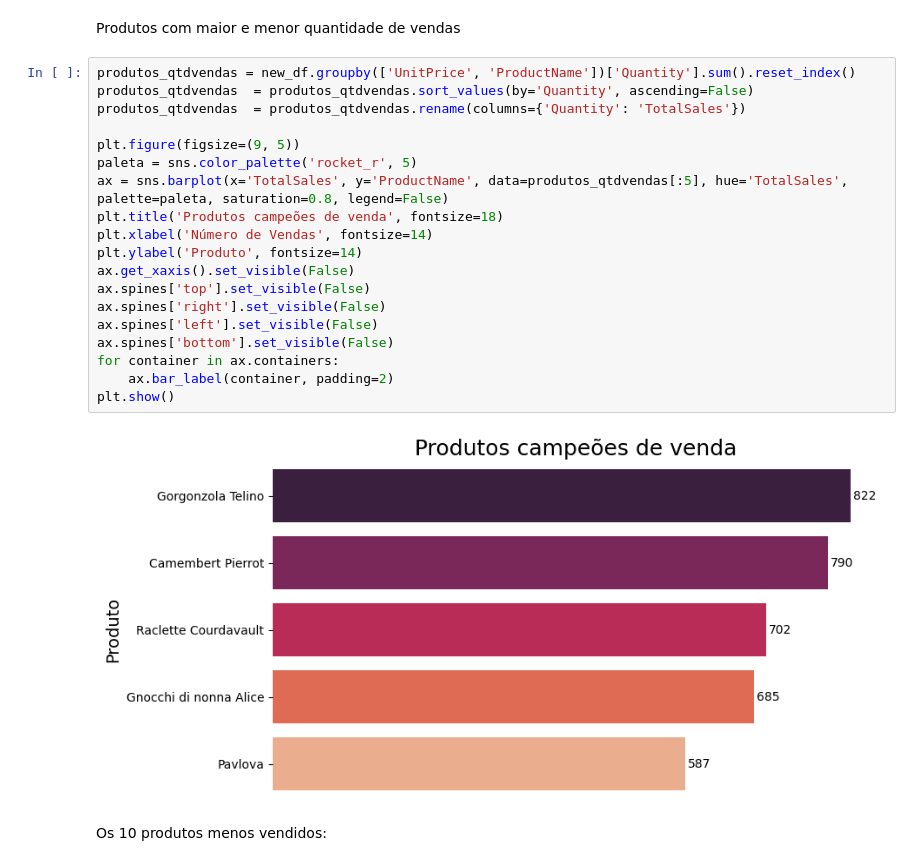
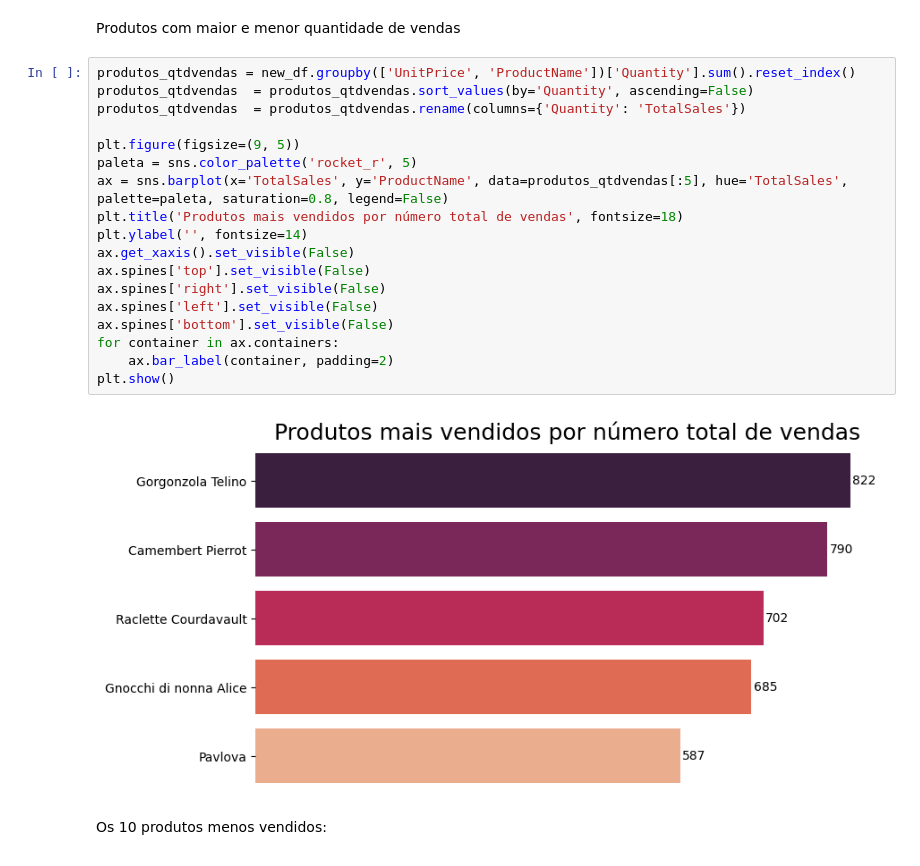
Before and after one commit to goncalvesmarcio/projeto-BI-northwind-traders, a Jupyter notebook: projeto analise northwind.ipynb, the cells around one changed output. Cells and saved outputs as stored; diff of their text form.

```diff
--- a/projeto analise northwind.ipynb
+++ b/projeto analise northwind.ipynb
@@ -251,24 +251,23 @@ Produtos com maior e menor quantidade de vendas
 # %%
 produtos_qtdvendas = new_df.groupby(['UnitPrice', 'ProductName'])['Quantity'].sum().reset_index()
 produtos_qtdvendas  = produtos_qtdvendas.sort_values(by='Quantity', ascending=False)
 produtos_qtdvendas  = produtos_qtdvendas.rename(columns={'Quantity': 'TotalSales'})
 
 plt.figure(figsize=(9, 5))
 paleta = sns.color_palette('rocket_r', 5)
 ax = sns.barplot(x='TotalSales', y='ProductName', data=produtos_qtdvendas[:5], hue='TotalSales', palette=paleta, saturation=0.8, legend=False)
-plt.title('Produtos campeões de venda', fontsize=18)
-plt.xlabel('Número de Vendas', fontsize=14)
-plt.ylabel('Produto', fontsize=14)
+plt.title('Produtos mais vendidos por número total de vendas', fontsize=18)
+plt.ylabel('', fontsize=14)
 ax.get_xaxis().set_visible(False)
 ax.spines['top'].set_visible(False)
 ax.spines['right'].set_visible(False)
 ax.spines['left'].set_visible(False)
 ax.spines['bottom'].set_visible(False)
 for container in ax.containers:
     ax.bar_label(container, padding=2)
 plt.show()
 # %% [output]
-[figure, old version]
+[figure, new version]
 # %% [markdown]
 Os 10 produtos menos vendidos:
 # %%
```
Also changed, not shown: parts of 5 cells of this notebook, 1 other file.
